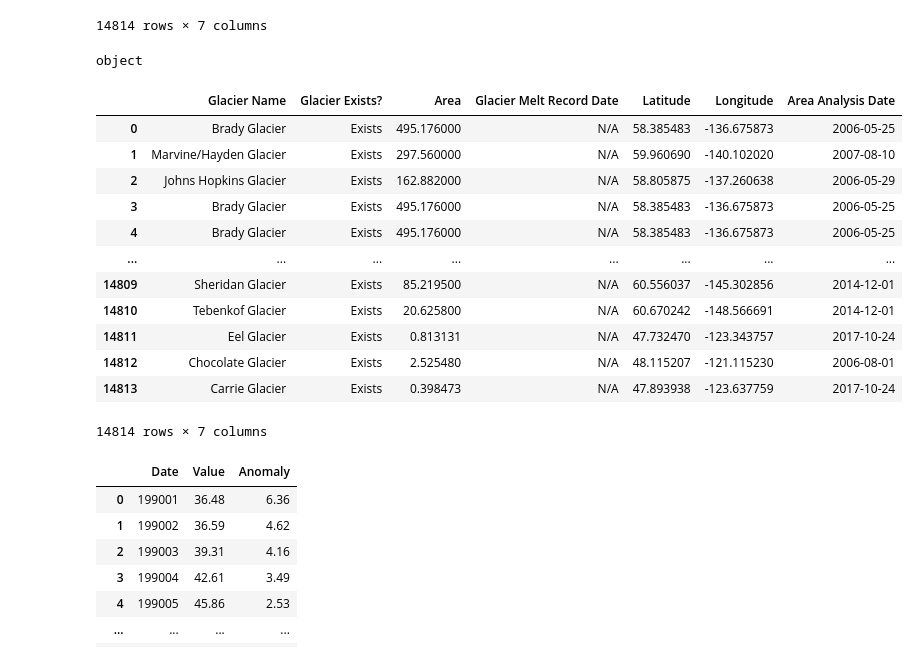
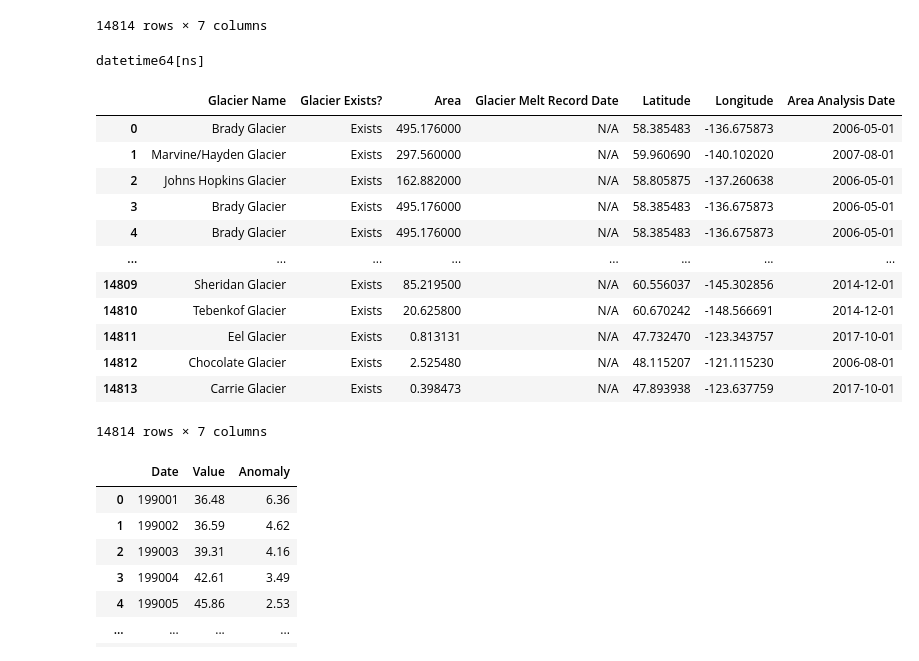
Before and after one commit to genesisjruiz/Project_4_USA_Glaciers, a Jupyter notebook: Notebook/dashboard_csv.ipynb, the cells around one changed output. Saved outputs shown, nothing was run; the diff lists cells and outputs as text; code cells hidden in the pictures.

```diff
--- a/Notebook/dashboard_csv.ipynb
+++ b/Notebook/dashboard_csv.ipynb
@@ -210,29 +210,34 @@ dashboard_df_2
 # %%
 dashboard_df_3 = dashboard_df_2.copy()
 
 # Group by 'glacier name' and get the first value for 'latitude' and 'longitude'
 first_values = dashboard_df_3.groupby('Glacier Name').first().reset_index()
 
 # Merge the first values back to the original DataFrame, keeping only 'glacier name'
 dashboard_df_3 = pd.merge(dashboard_df_3[['Glacier Name']], first_values, on='Glacier Name', how='left')
 
-print(dashboard_df_3['Area Analysis Date'].dtype)
+dashboard_df_3['Area Analysis Date'] = pd.to_datetime(dashboard_df_3['Area Analysis Date'])
+
+# Extract year and month and set day to the first of the month and time to midnight
+dashboard_df_3['Area Analysis Date'] = dashboard_df_3['Area Analysis Date'].apply(
+    lambda x: pd.Timestamp(year=x.year, month=x.month, day=1)
+)
 
 dashboard_df_3
 # %% [output]
-object
+datetime64[ns]
 |  | Glacier Name | Glacier Exists? | Area | Glacier Melt Record Date | Latitude | Longitude | Area Analysis Date |
-| 0 | Brady Glacier | Exists | 495.176000 | N/A | 58.385483 | -136.675873 | 2006-05-25 |
-| 1 | Marvine/Hayden Glacier | Exists | 297.560000 | N/A | 59.960690 | -140.102020 | 2007-08-10 |
-| 2 | Johns Hopkins Glacier | Exists | 162.882000 | N/A | 58.805875 | -137.260638 | 2006-05-29 |
-| 3 | Brady Glacier | Exists | 495.176000 | N/A | 58.385483 | -136.675873 | 2006-05-25 |
-| 4 | Brady Glacier | Exists | 495.176000 | N/A | 58.385483 | -136.675873 | 2006-05-25 |
+| 0 | Brady Glacier | Exists | 495.176000 | N/A | 58.385483 | -136.675873 | 2006-05-01 |
+| 1 | Marvine/Hayden Glacier | Exists | 297.560000 | N/A | 59.960690 | -140.102020 | 2007-08-01 |
+| 2 | Johns Hopkins Glacier | Exists | 162.882000 | N/A | 58.805875 | -137.260638 | 2006-05-01 |
+| 3 | Brady Glacier | Exists | 495.176000 | N/A | 58.385483 | -136.675873 | 2006-05-01 |
+| 4 | Brady Glacier | Exists | 495.176000 | N/A | 58.385483 | -136.675873 | 2006-05-01 |
 | ... | ... | ... | ... | ... | ... | ... | ... |
 | 14809 | Sheridan Glacier | Exists | 85.219500 | N/A | 60.556037 | -145.302856 | 2014-12-01 |
 | 14810 | Tebenkof Glacier | Exists | 20.625800 | N/A | 60.670242 | -148.566691 | 2014-12-01 |
-| 14811 | Eel Glacier | Exists | 0.813131 | N/A | 47.732470 | -123.343757 | 2017-10-24 |
+| 14811 | Eel Glacier | Exists | 0.813131 | N/A | 47.732470 | -123.343757 | 2017-10-01 |
 | 14812 | Chocolate Glacier | Exists | 2.525480 | N/A | 48.115207 | -121.115230 | 2006-08-01 |
-| 14813 | Carrie Glacier | Exists | 0.398473 | N/A | 47.893938 | -123.637759 | 2017-10-24 |
+| 14813 | Carrie Glacier | Exists | 0.398473 | N/A | 47.893938 | -123.637759 | 2017-10-01 |
 14814 rows × 7 columns
 # %%
 temperature_data = pd.read_csv('../resources/Monthly_Avg_Temp_1990_2024.csv')
```
Also changed, not shown: parts of 4 cells of this notebook, 1 other file.
